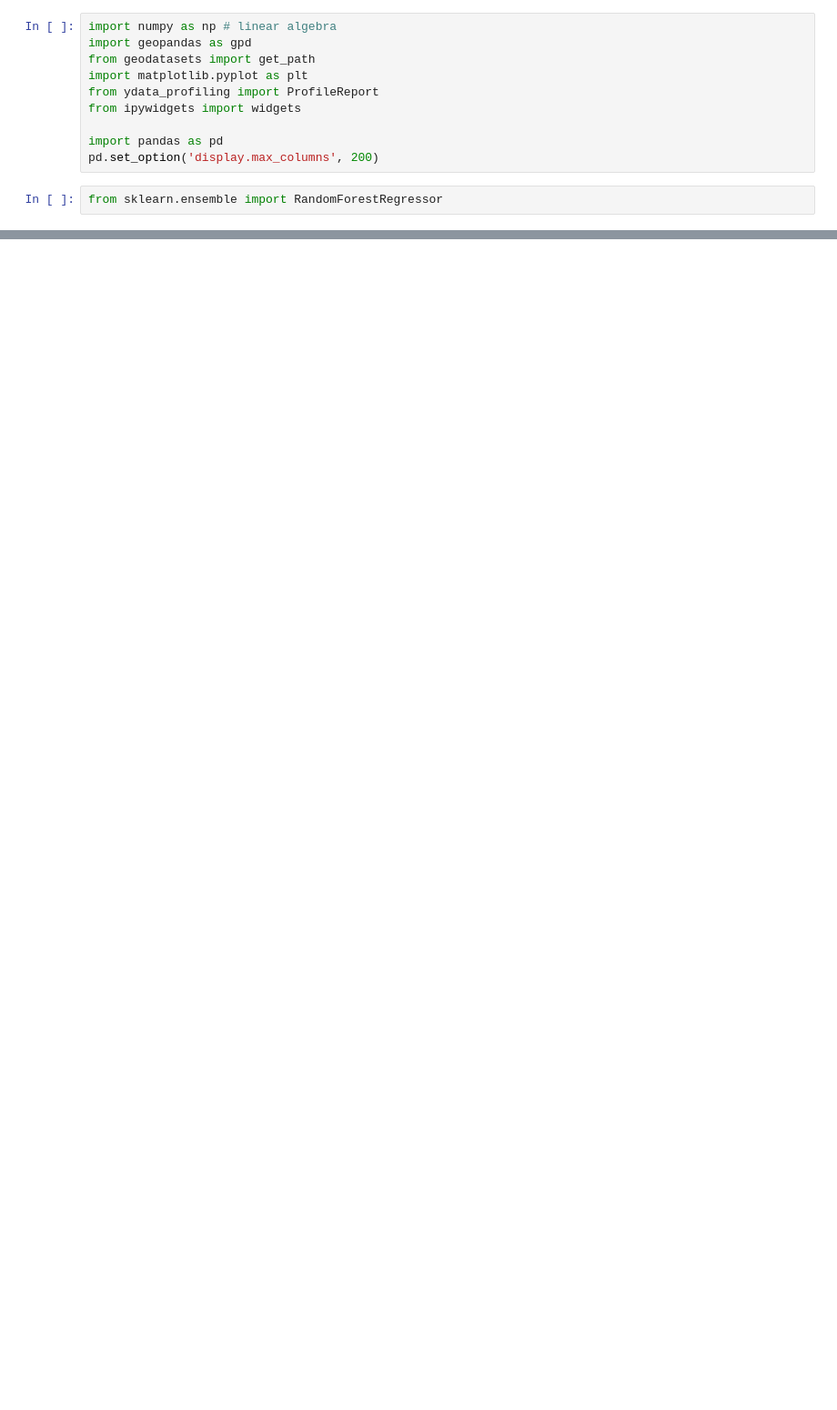
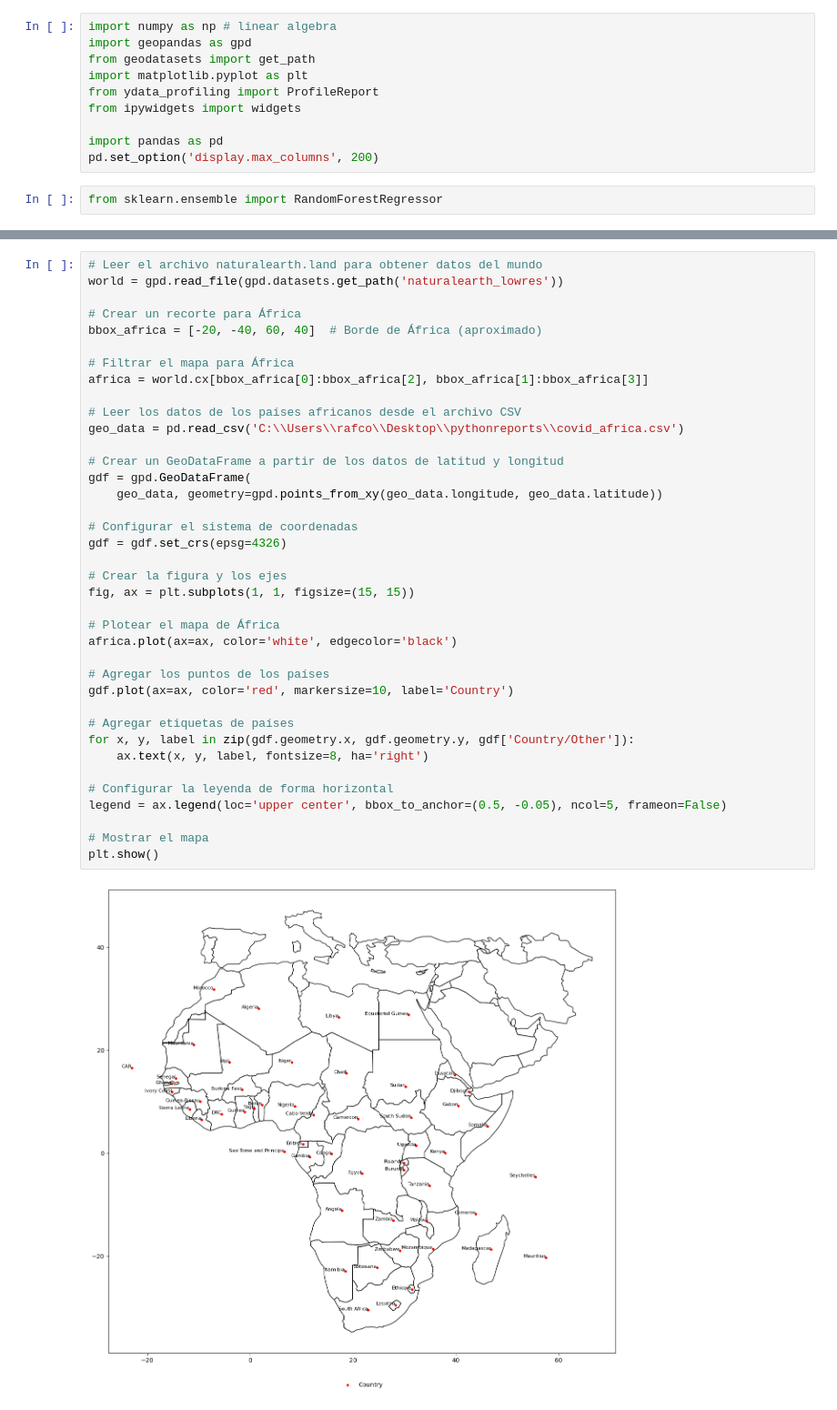
Before and after one commit to rafcor387/pythonreports, a Jupyter notebook: prueba5.ipynb, the cells around one changed output, grey strips where cells are left out. Shown at 91% size. Cells and saved outputs as stored; diff of their text form; blank space fills up the shorter version.

```diff
--- a/prueba5.ipynb
+++ b/prueba5.ipynb
@@ -42,0 +33,40 @@ plt.show()
+# %%
+# Leer el archivo naturalearth.land para obtener datos del mundo
+world = gpd.read_file(gpd.datasets.get_path('naturalearth_lowres'))
+
+# Crear un recorte para África
+bbox_africa = [-20, -40, 60, 40]  # Borde de África (aproximado)
+
+# Filtrar el mapa para África
+africa = world.cx[bbox_africa[0]:bbox_africa[2], bbox_africa[1]:bbox_africa[3]]
+
+# Leer los datos de los países africanos desde el archivo CSV
+geo_data = pd.read_csv('C:\\Users\\rafco\\Desktop\\pythonreports\\covid_africa.csv')
+
+# Crear un GeoDataFrame a partir de los datos de latitud y longitud
+gdf = gpd.GeoDataFrame(
+    geo_data, geometry=gpd.points_from_xy(geo_data.longitude, geo_data.latitude))
+
+# Configurar el sistema de coordenadas
+gdf = gdf.set_crs(epsg=4326)
+
+# Crear la figura y los ejes
+fig, ax = plt.subplots(1, 1, figsize=(15, 15))
+
+# Plotear el mapa de África
+africa.plot(ax=ax, color='white', edgecolor='black')
+
+# Agregar los puntos de los países
+gdf.plot(ax=ax, color='red', markersize=10, label='Country')
+
+# Agregar etiquetas de países
+for x, y, label in zip(gdf.geometry.x, gdf.geometry.y, gdf['Country/Other']):
+    ax.text(x, y, label, fontsize=8, ha='right')
+
+# Configurar la leyenda de forma horizontal
+legend = ax.legend(loc='upper center', bbox_to_anchor=(0.5, -0.05), ncol=5, frameon=False)
+
+# Mostrar el mapa
+plt.show()
+# %% [output]
+[figure, added]
```
Also changed, not shown: parts of 4 cells of this notebook, 1 other file.
